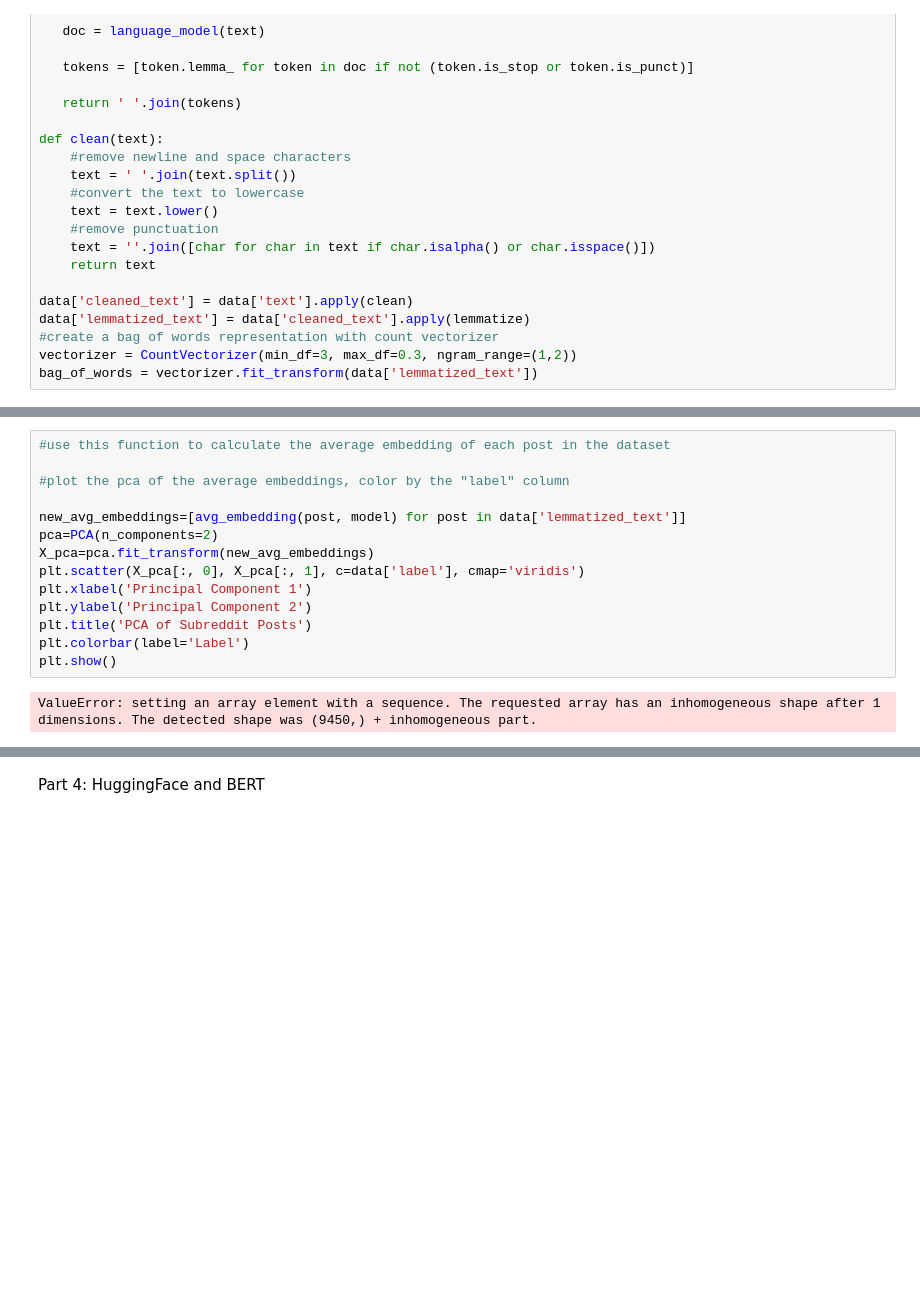
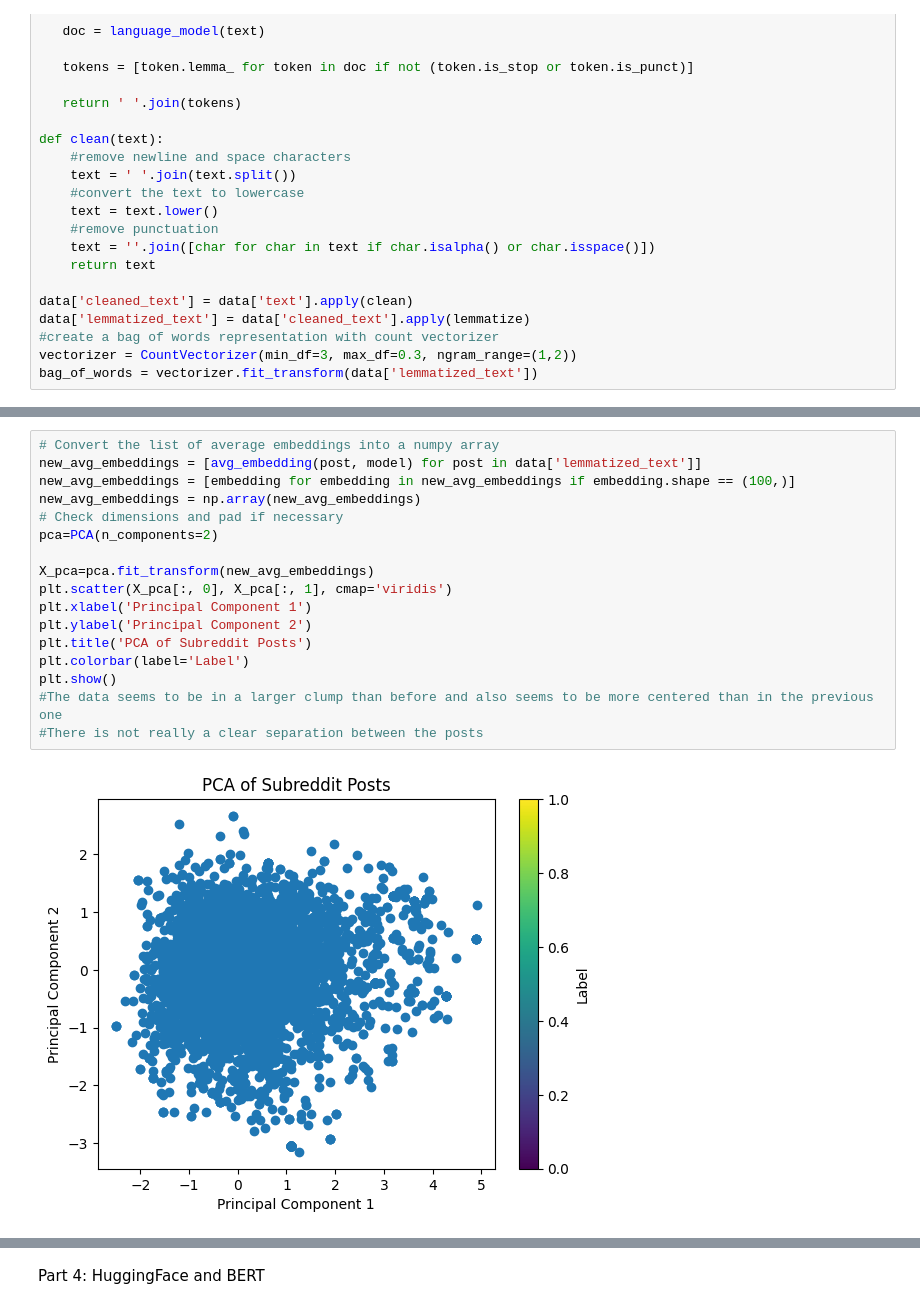
Before and after one commit to eman293/project3-embeddings, a Jupyter notebook: project-3.ipynb, the cells around one changed output, grey strips where cells are left out. Saved outputs shown, nothing was run; the diff lists cells and outputs as text; blank space fills up the shorter version.

```diff
--- a/project-3.ipynb
+++ b/project-3.ipynb
@@ -306,17 +283,20 @@ plt.show()
 [figure]
 # %%
-#use this function to calculate the average embedding of each post in the dataset
+# Convert the list of average embeddings into a numpy array
+new_avg_embeddings = [avg_embedding(post, model) for post in data['lemmatized_text']]
+new_avg_embeddings = [embedding for embedding in new_avg_embeddings if embedding.shape == (100,)]
+new_avg_embeddings = np.array(new_avg_embeddings)
+# Check dimensions and pad if necessary
+pca=PCA(n_components=2)
 
-#plot the pca of the average embeddings, color by the "label" column
-
-new_avg_embeddings=[avg_embedding(post, model) for post in data['lemmatized_text']]
-pca=PCA(n_components=2)
 X_pca=pca.fit_transform(new_avg_embeddings)
-plt.scatter(X_pca[:, 0], X_pca[:, 1], c=data['label'], cmap='viridis')
+plt.scatter(X_pca[:, 0], X_pca[:, 1], cmap='viridis')
 plt.xlabel('Principal Component 1')
 plt.ylabel('Principal Component 2')
 plt.title('PCA of Subreddit Posts')
 plt.colorbar(label='Label')
 plt.show()
+#The data seems to be in a larger clump than before and also seems to be more centered than in the previous one
+#There is not really a clear separation between the posts
 # %% [output]
-ValueError: setting an array element with a sequence. The requested array has an inhomogeneous shape after 1 dimensions. The detected shape was (9450,) + inhomogeneous part.
+[figure, added]
```
Also changed, not shown: parts of 12 cells of this notebook.
